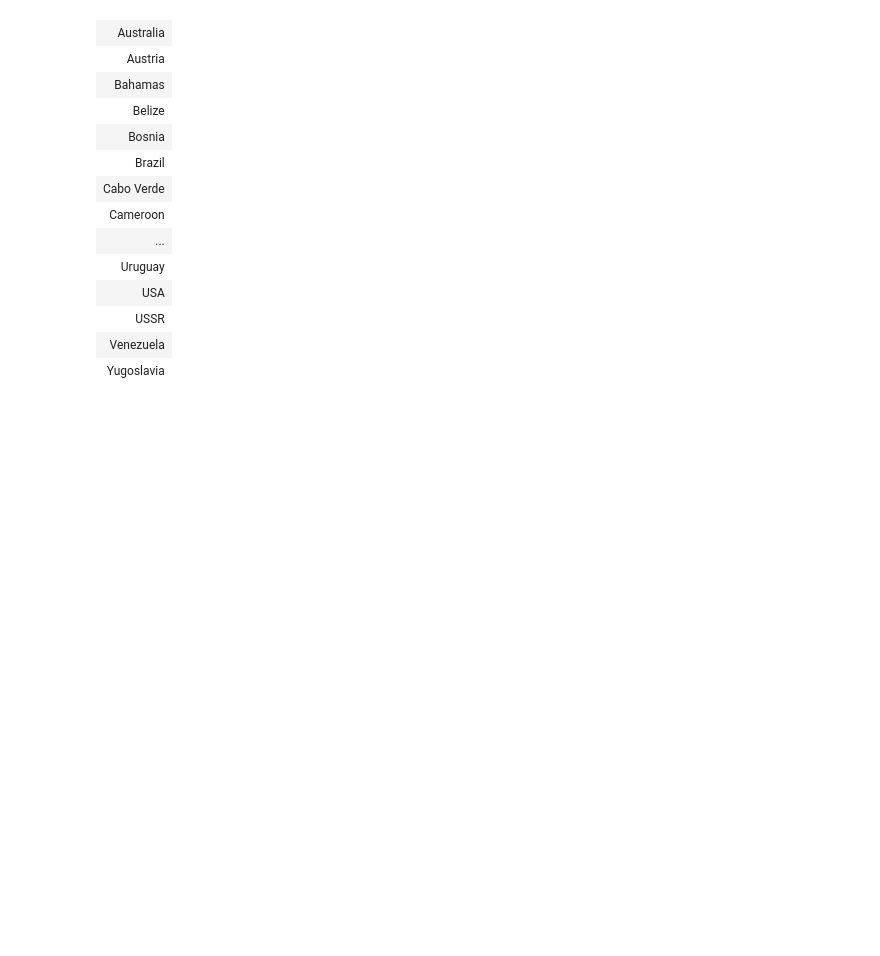
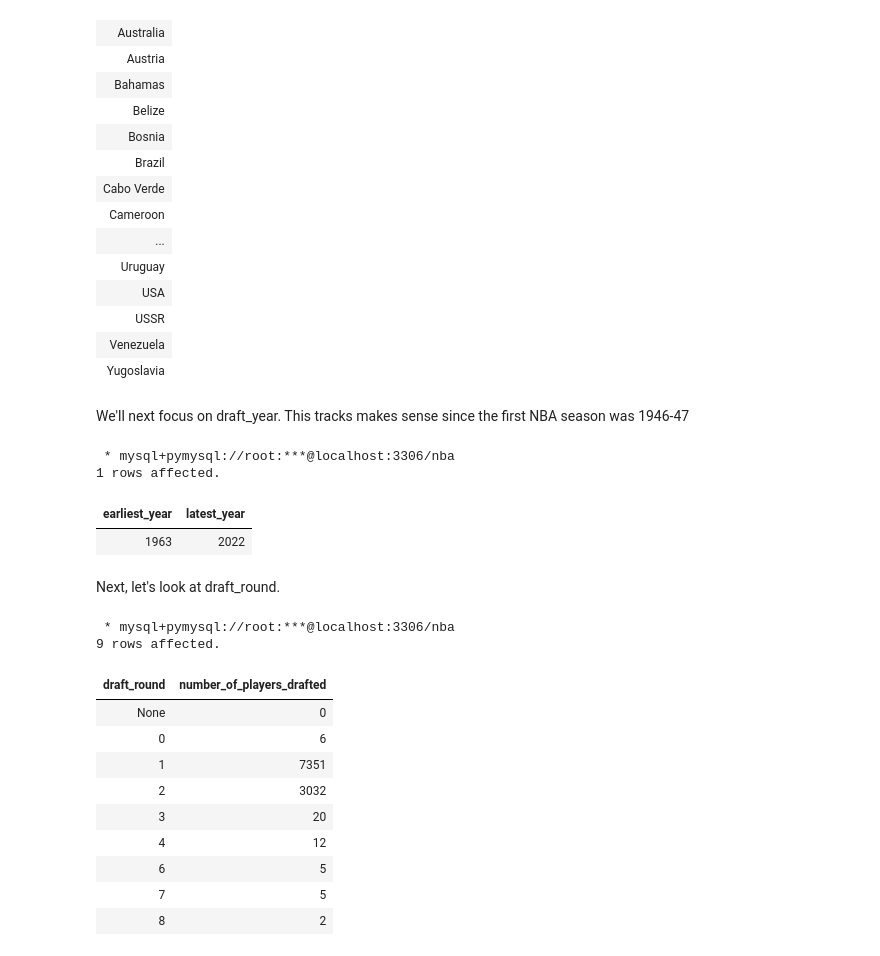
Before and after one commit to JudeIsuruFernando/Crowning-the-GOAT-A-Data-Driven-NBA-Basketball-Analysis, a Jupyter notebook: Notebooks/Cleaning/Data Cleaning Magic SQL.ipynb, the cells around one changed output. Cells and saved outputs as stored; diff of their text form; code cells hidden in the pictures; blank space fills up the shorter version.

Commit message:
Cleaned up to draft_round column

```diff
--- a/Notebooks/Cleaning/Data Cleaning Magic SQL.ipynb
+++ b/Notebooks/Cleaning/Data Cleaning Magic SQL.ipynb
@@ -462,3 +462,45 @@ ORDER BY
 | USSR |
 | Venezuela |
 | Yugoslavia |
+# %% [markdown]
+We'll next focus on draft_year. This tracks makes sense since the first NBA season was 1946-47
+# %%
+%%sql
+
+SELECT
+    MIN(draft_year) earliest_year,
+    MAX(draft_year) latest_year
+FROM
+    nba_raw_data_silver;
+# %% [output]
+ * mysql+pymysql://root:***@localhost:3306/nba
+1 rows affected.
+| earliest_year | latest_year |
+| 1963 | 2022 |
+# %% [markdown]
+Next, let's look at draft_round.
+# %%
+%%sql
+
+SELECT
+    draft_round,
+    COUNT(draft_round) number_of_players_drafted
+FROM
+    nba_raw_data_silver
+GROUP BY
+    draft_round
+ORDER BY
+    draft_round;
+# %% [output]
+ * mysql+pymysql://root:***@localhost:3306/nba
+9 rows affected.
+| draft_round | number_of_players_drafted |
+| None | 0 |
+| 0 | 6 |
+| 1 | 7351 |
+| 2 | 3032 |
+| 3 | 20 |
+| 4 | 12 |
+| 6 | 5 |
+| 7 | 5 |
+| 8 | 2 |
```
Also changed, not shown: 1 other file.
